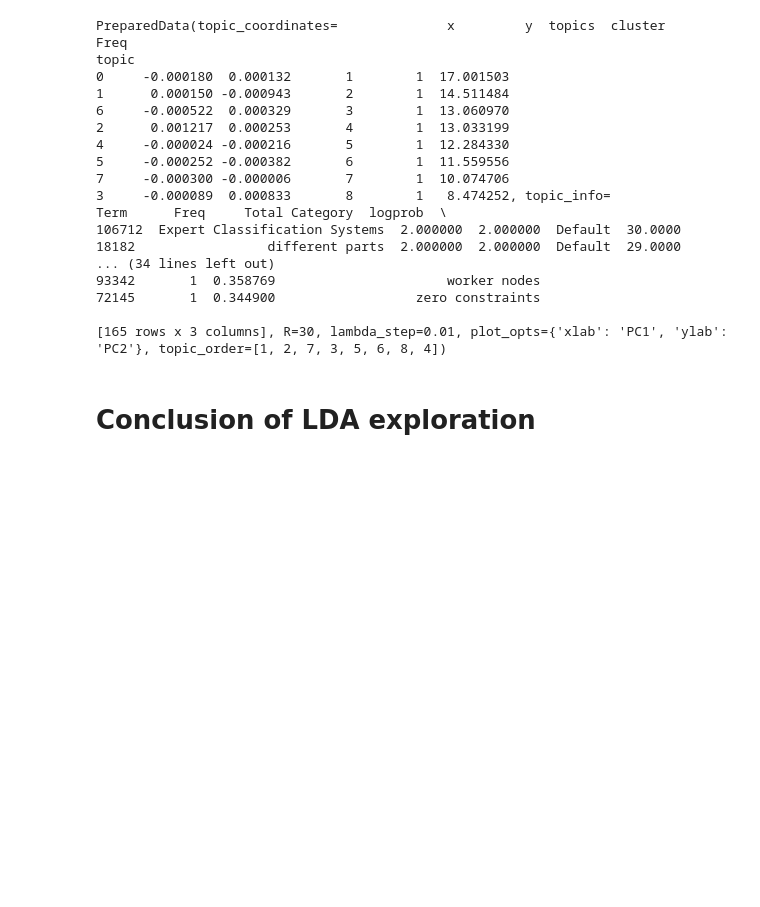
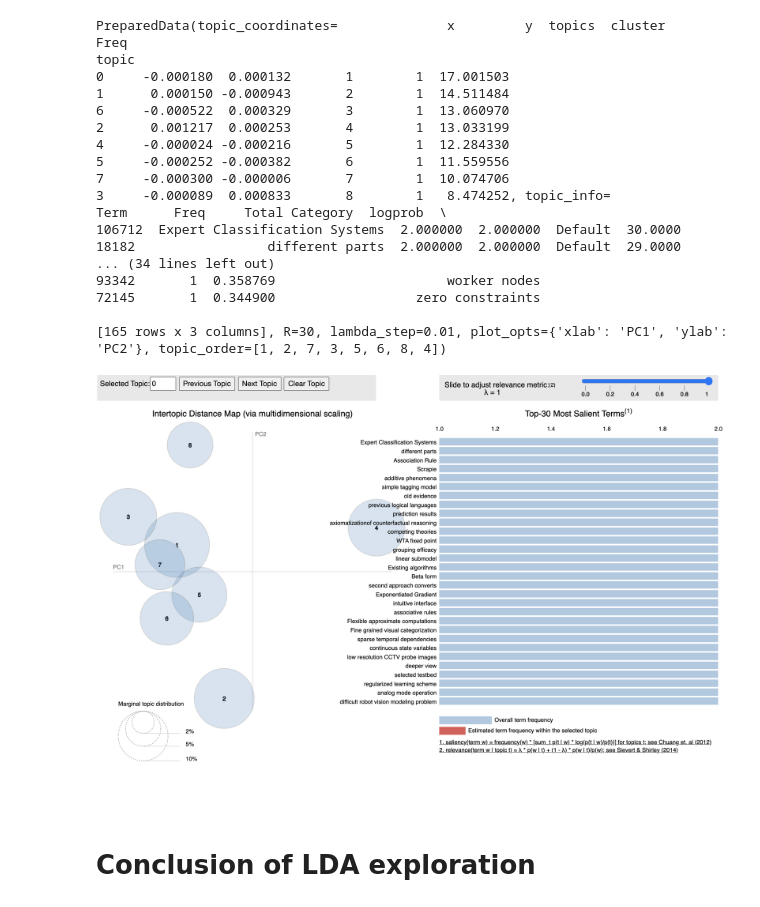
Before and after one commit to sanjibg01/CS410-project-team-trailblazers, a Jupyter notebook: arxiv/topic_model_search.ipynb, the cells around one changed output. Cells and saved outputs as stored; diff of their text form; code cells hidden in the pictures; blank space fills up the shorter version.

```diff
--- a/arxiv/topic_model_search.ipynb
+++ b/arxiv/topic_model_search.ipynb
@@ -205,6 +212,11 @@ topic
 72145       1  0.344900                  zero constraints
 
 [165 rows x 3 columns], R=30, lambda_step=0.01, plot_opts={'xlab': 'PC1', 'ylab': 'PC2'}, topic_order=[1, 2, 7, 3, 5, 6, 8, 4])
+# %%
+from IPython.display import Image
+Image(filename='img/2.png')
+# %% [output]
+[figure, added]
 # %% [markdown]
 # Conclusion of LDA exploration
 # %% [markdown]
```
Also changed, not shown: parts of 4 cells of this notebook, 4 other files.
